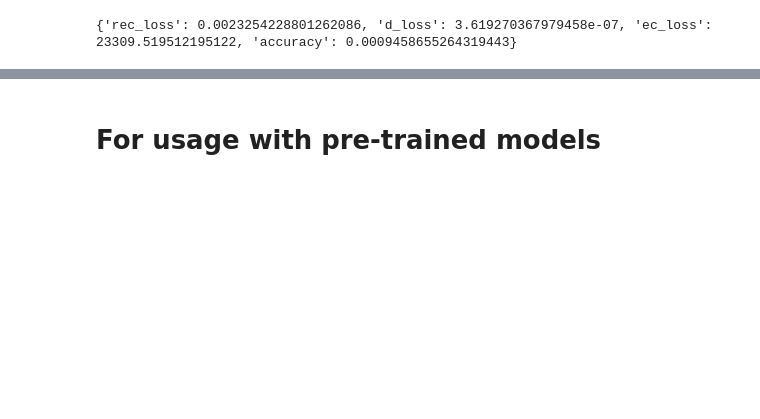
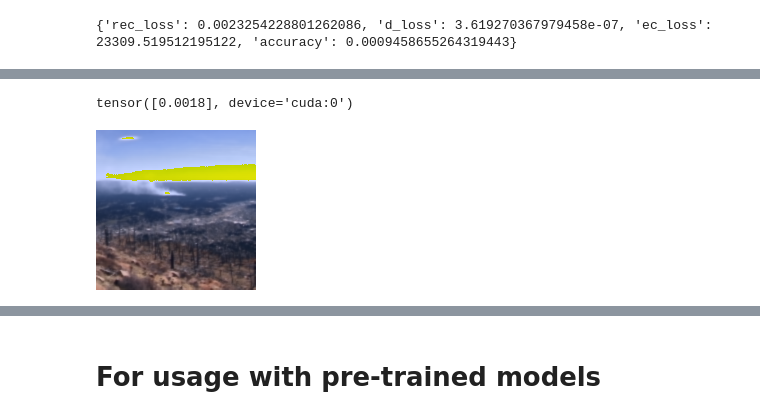
Before and after one commit to winterbird1co/599Proj, a Jupyter notebook: src/ProjectLab.ipynb, the cells around one changed output, grey strips where cells are left out. Saved outputs shown, nothing was run; the diff lists cells and outputs as text; code cells hidden in the pictures; blank space fills up the shorter version.

```diff
--- a/src/ProjectLab.ipynb
+++ b/src/ProjectLab.ipynb
@@ -104,6 +132,0 @@ Test Set:  Counter({1: 251, 0: 159})
-# %%
-with profile(activities=[ProfilerActivity.CPU, ProfilerActivity.CUDA], profile_memory=True) as prof:
-    with record_function("model_training"):
-        trainer.train_model(trainLoader=wf1TrLoader, validLoader=wf1VaLoader, metric='loss', epochs=epochs)
-
-print(prof.key_averages().table(row_limit=30))
@@ -156,0 +177,6 @@ print(test_result)
+# %%
+print(y_fake[i])
+revert(R[i])
+# %% [output]
+tensor([0.0018], device='cuda:0')
+[figure, added]
```
Also changed, not shown: parts of 15 cells of this notebook, 4 other files.
